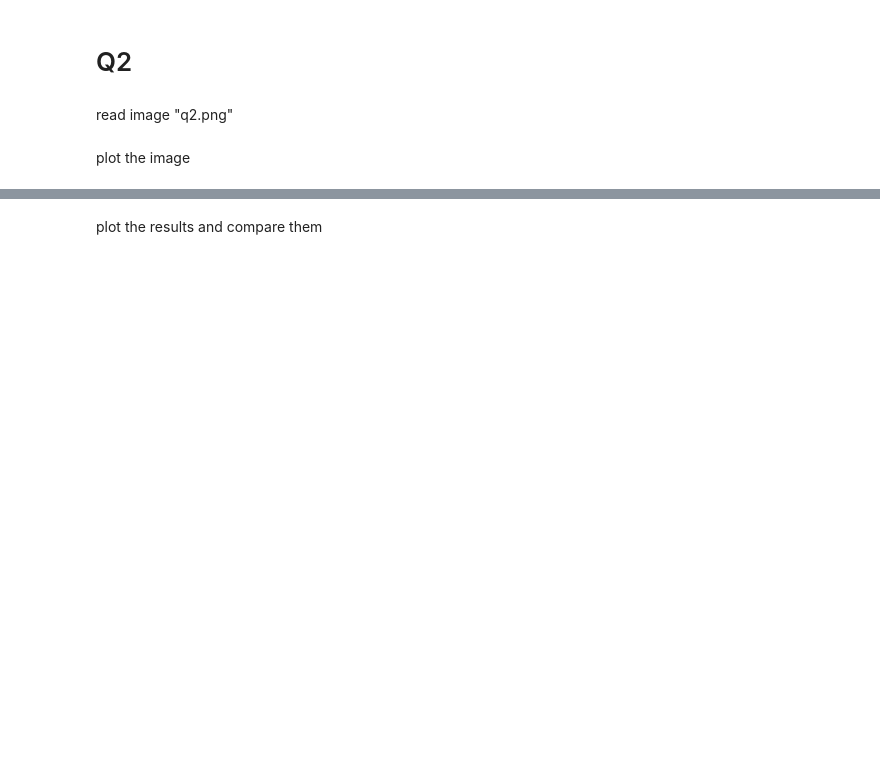
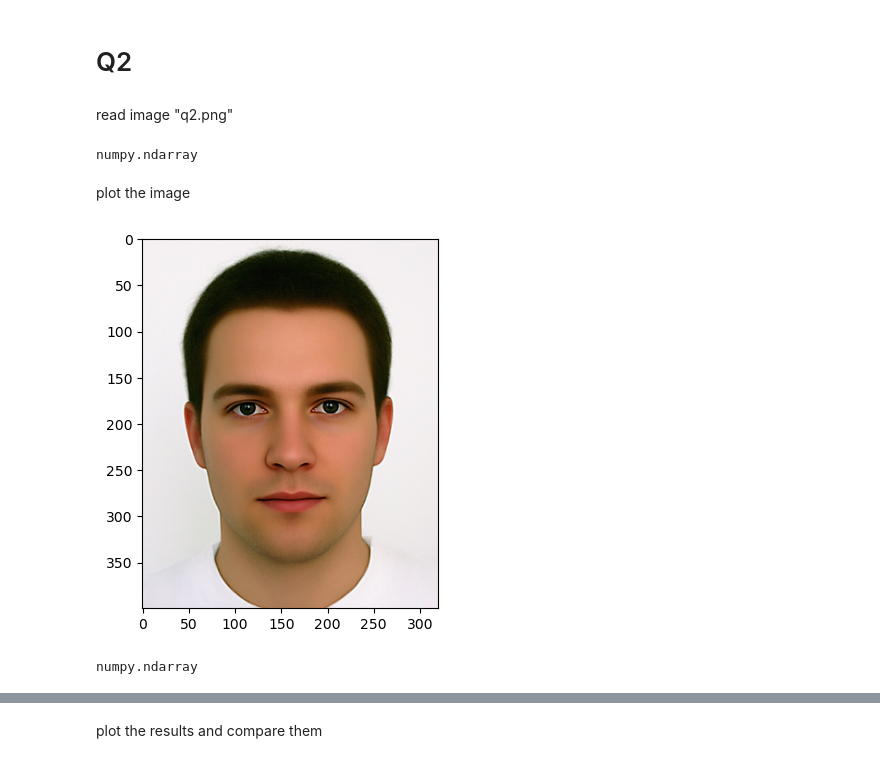
Before and after one commit to hamidrezaen/IntroMachineVisionCourse, a Jupyter notebook: HW4/A/Q2/Q2.ipynb, the cells around one changed output, grey strips where cells are left out. Saved outputs shown, nothing was run; the diff lists cells and outputs as text; code cells hidden in the pictures; blank space fills up the shorter version.

```diff
--- a/HW4/A/Q2/Q2.ipynb
+++ b/HW4/A/Q2/Q2.ipynb
@@ -11,2 +9,7 @@ img = ### YOUR CODE ###
+# %%
+img = cv2.imread("q2.png", cv2.IMREAD_COLOR)
+type(img)
+# %% [output]
+numpy.ndarray
 # %% [markdown]
 plot the image
@@ -26,0 +16,14 @@ threshold=# Declare threshold
+# %%
+### YOUR CODE ###
+# Convert the image from BGR to RGB
+img_rgb = cv2.cvtColor(img, cv2.COLOR_BGR2RGB)
+
+# Display the image using matplotlib
+plt.imshow(img_rgb)
+plt.show()
+# %% [output]
+[figure, added]
+# %%
+type(img)
+# %% [output]
+numpy.ndarray
```
Also changed, not shown: parts of 8 cells of this notebook.
